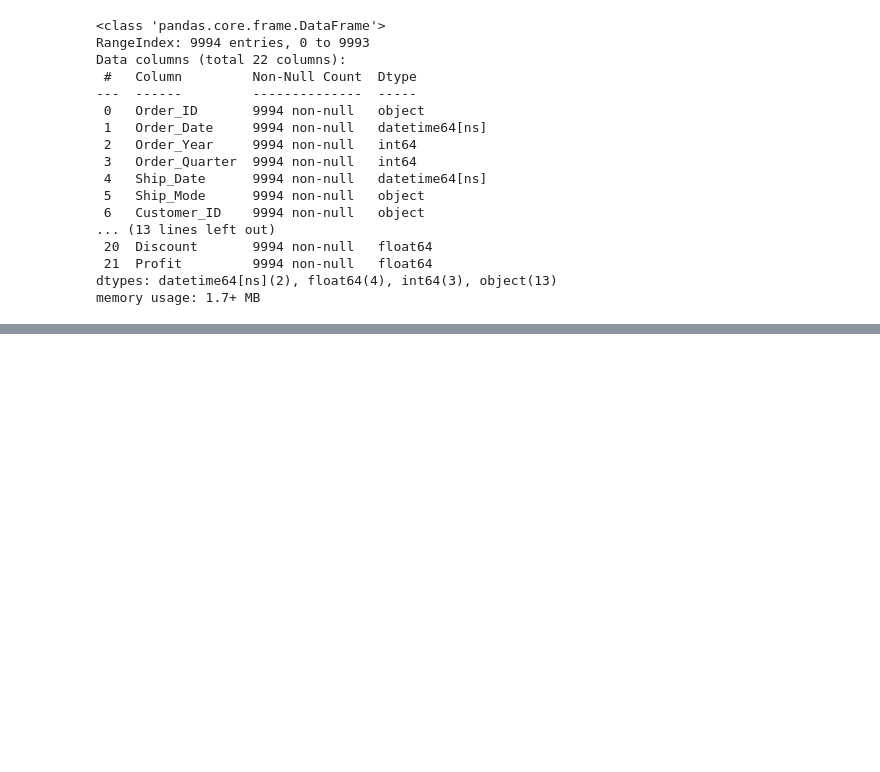
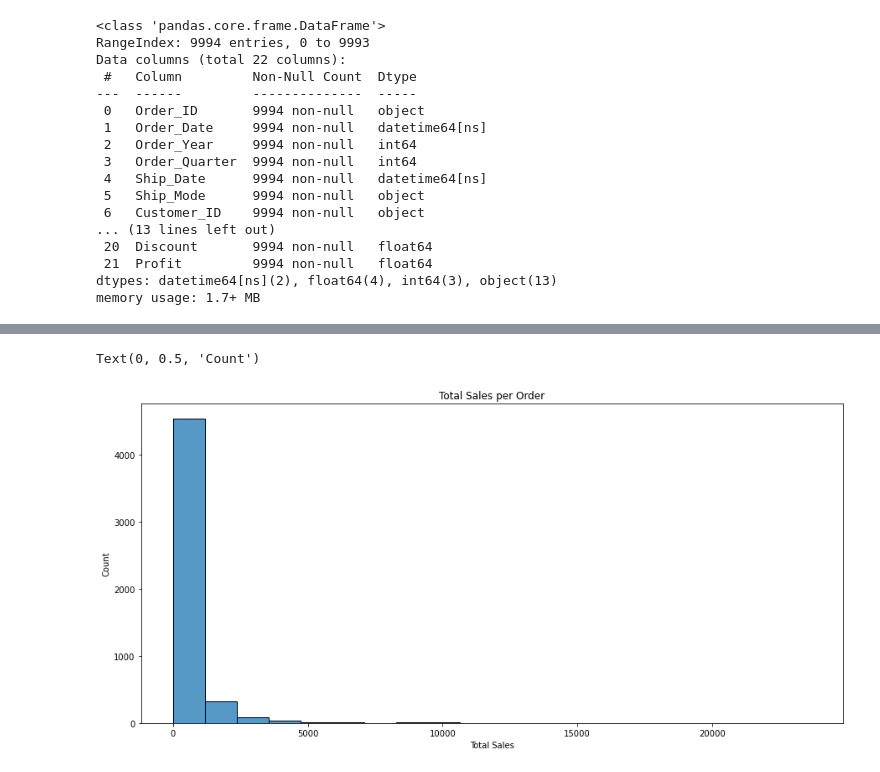
Before and after one commit to juiceHN/d2mpython, a Jupyter notebook: FinalReport.ipynb, the cells around one changed output, grey strips where cells are left out. Cells and saved outputs as stored; diff of their text form; code cells hidden in the pictures; blank space fills up the shorter version.

```diff
--- a/FinalReport.ipynb
+++ b/FinalReport.ipynb
@@ -78,0 +166,28 @@ memory usage: 1.7+ MB
+# %%
+orders = pd.unique(sales['Order_ID'])
+ots, otp, ni, sd, od, dd2 = [],[],[],[],[], []
+
+for order in orders:
+    temp = sales.loc[sales['Order_ID']==order]
+    ots.append(temp.Sales.sum())
+    otp.append(temp.Profit.sum())
+    ni.append(len(temp))
+    od.append(temp.Order_Date.min())
+    sd.append(temp.Ship_Date.min())
+
+for i in range(len(sd)):
+    tmp = pd.to_datetime(sd[i])-pd.to_datetime(od[i])
+    dd2.append(tmp.days)
+
+
+order_data = pd.DataFrame({
+    'order_id':orders,
+    'total_sales':ots,
+    'total_profit':otp,
+    'items':ni,
+    'Order_Date':od,
+    'Ship_Date':sd,
+    'Date_Difference':dd2
+    })
+
+order_data.head(20)
@@ -78,0 +212,9 @@ memory usage: 1.7+ MB
+# %%
+plt.figure( figsize = (15, 7) )
+g_ts = sb.histplot(order_data, x=order_data['total_sales'], bins=20)
+g_ts.set_title('Total Sales per Order')
+g_ts.set_xlabel('Total Sales')
+g_ts.set_ylabel('Count')
+# %% [output]
+Text(0, 0.5, 'Count')
+[figure, added]
```
Also changed, not shown: parts of 14 cells of this notebook.
